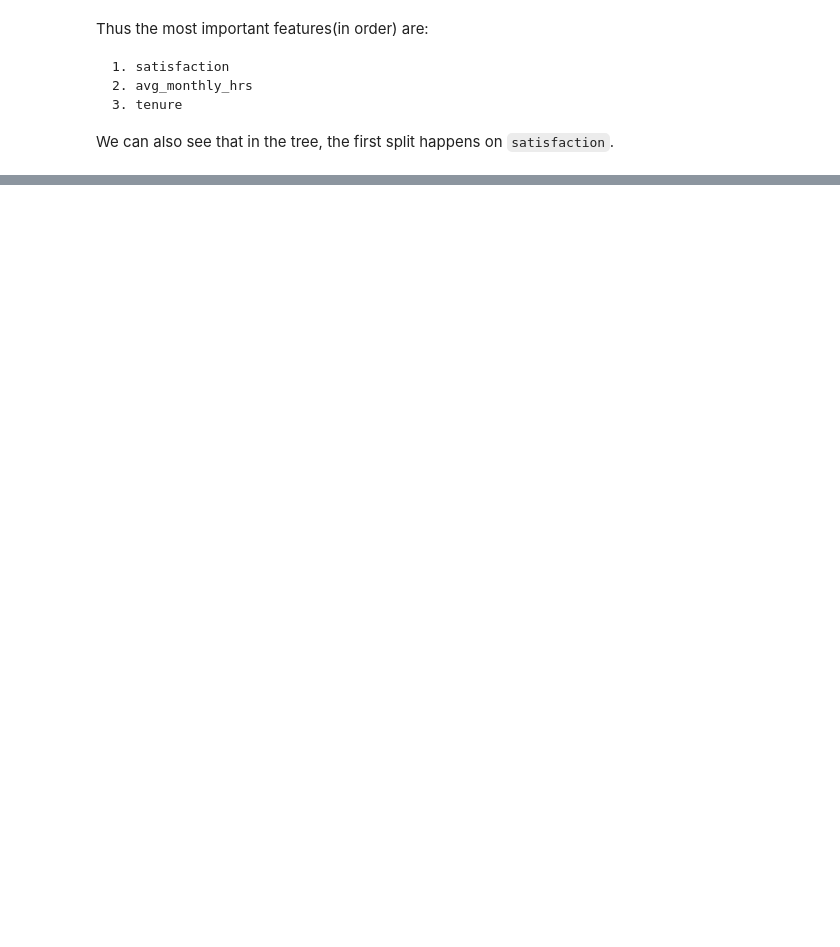
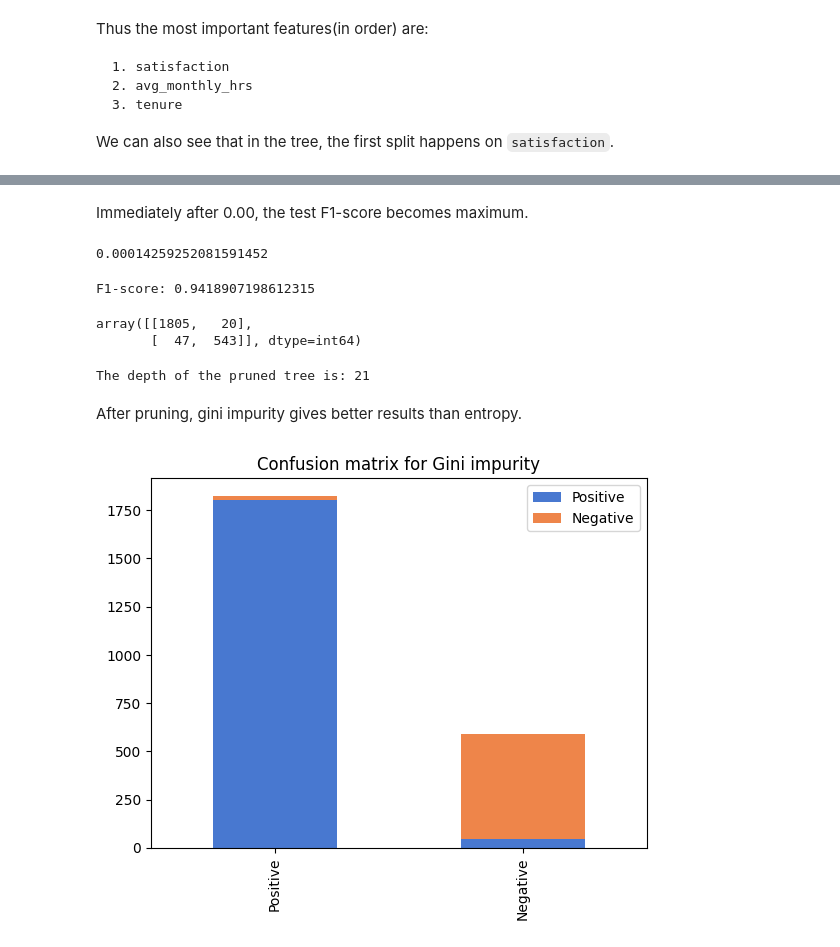
Before and after one commit to purusharthchrist/machine_learning, a Jupyter notebook: Lab_7/decision_tree.ipynb, the cells around one changed output, grey strips where cells are left out. Drawn from its saved outputs; the diff is of its cells as text; code cells hidden in the pictures; blank space fills up the shorter version.

```diff
--- a/Lab_7/decision_tree.ipynb
+++ b/Lab_7/decision_tree.ipynb
@@ -261,0 +296,34 @@ dt.cost_complexity_pruning_path(X_train, y_train)
+# %% [markdown]
+Immediately after 0.00, the test F1-score becomes maximum.
+# %%
+#looking at ccp_alpha value for the same
+ccp_alphas[np.argmax(test_f1)]
+# %% [output]
+0.00014259252081591452
+# %%
+#training a tree with best ccp_alpha value
+pruned_tree = DecisionTreeClassifier(ccp_alpha=ccp_alphas[np.argmax(test_f1)])
+pruned_tree.fit(X_train, y_train)
+
+y_pred = pruned_tree.predict(X_test)
+
+print(f'F1-score: {f1_score(y_test, y_pred)}')
+confusion_matrix(y_test, y_pred)
+# %% [output]
+F1-score: 0.9418907198612315
+array([[1805,   20],
+       [  47,  543]], dtype=int64)
+# %%
+print(f'The depth of the pruned tree is: {pruned_tree.get_depth()}')
+# %% [output]
+The depth of the pruned tree is: 21
+# %% [markdown]
+After pruning, gini impurity gives better results than entropy.
+# %%
+pd.DataFrame(confusion_matrix(y_test, y_pred),
+             index=['Positive', 'Negative'],
+             columns=['Positive', 'Negative']).plot(kind='bar', stacked=True)
+plt.title('Confusion matrix for Gini impurity')
+plt.show()
+# %% [output]
+[figure, added]
```
Also changed, not shown: parts of 12 cells of this notebook.
